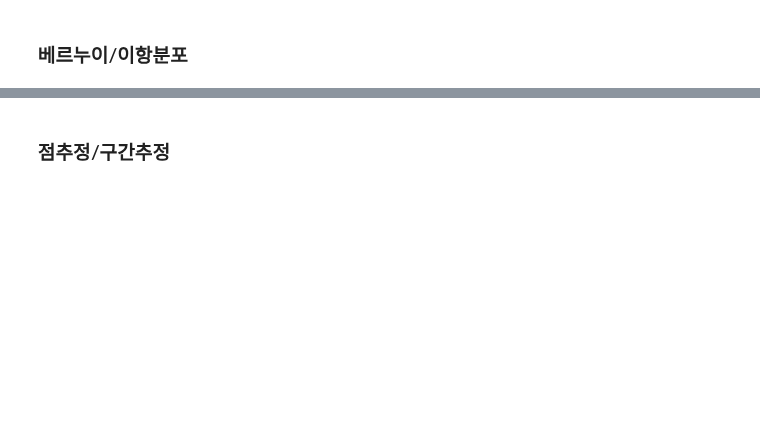
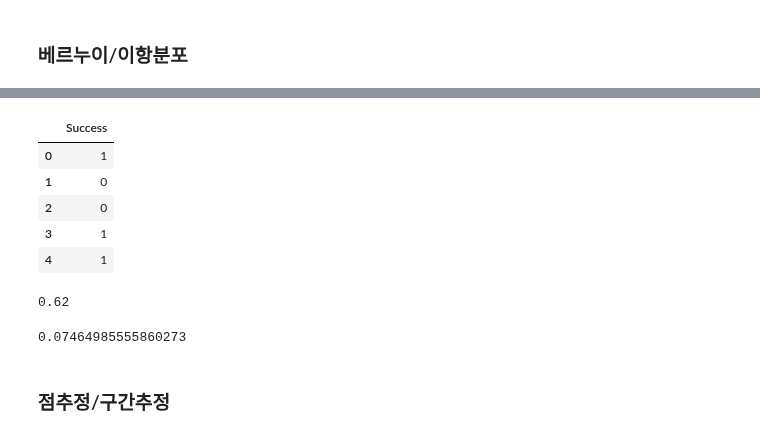
Before and after one commit to cms6090/Big-Data-Analysis, a Jupyter notebook: 3유형/캐글.ipynb, the cells around one changed output, grey strips where cells are left out. Cells and saved outputs as stored; diff of their text form; code cells hidden in the pictures; blank space fills up the shorter version.

```diff
--- a/3유형/캐글.ipynb
+++ b/3유형/캐글.ipynb
@@ -355,2 +421,31 @@ print("3. 향상도 : ", (len(df[(df["빼빼로"] == 1) & (df["오징어칩"] ==
+# %%
+import pandas as pd
+from scipy.stats import binom
+
+df = pd.read_csv("../data/t3_success.csv")
+df.head()
+# %% [output]
+|  | Success |
+| 0 | 1 |
+| 1 | 0 |
+| 2 | 0 |
+| 3 | 1 |
+| 4 | 1 |
+# %%
+# 1. 베르누이 분포: 각 시도의 성공 확률 계산
+total_attempts = len(df)
+number_of_successes = df['Success'].sum()
+success_probability = number_of_successes / total_attempts
+print(success_probability)
+# %% [output]
+0.62
+# %%
+# 2. 이항 분포: 100번의 시도 중 정확히 60번 성공할 확률 계산
+n = 100  # 시도 횟수
+k = 60   # 성공 횟수
+probability_of_60_successes = binom.pmf(k, n, success_probability)
+print(probability_of_60_successes)
+# %% [output]
+0.07464985555860273
 # %% [markdown]
 ### 점추정/구간추정
```
Also changed, not shown: parts of 13 cells of this notebook.
